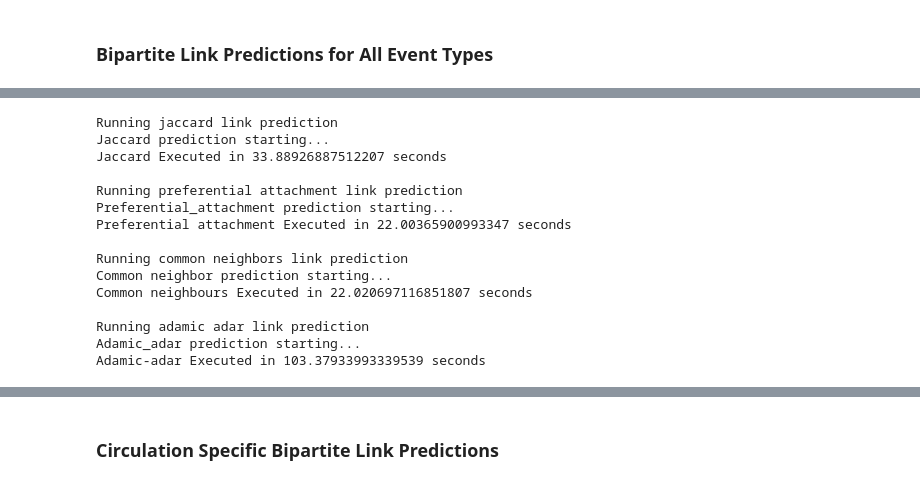
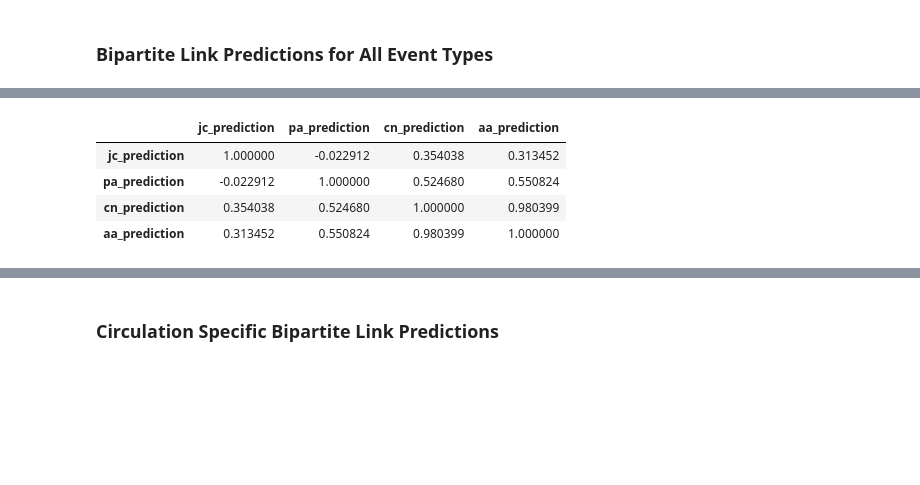
Before and after one commit to ZoeLeBlanc/unknown_borrowers, a Jupyter notebook: network_analysis/BipartiteLinkPrediction.ipynb, the cells around one changed output, grey strips where cells are left out. Drawn from its saved outputs; the diff is of its cells as text; code cells hidden in the pictures; blank space fills up the shorter version.

```diff
--- a/network_analysis/BipartiteLinkPrediction.ipynb
+++ b/network_analysis/BipartiteLinkPrediction.ipynb
@@ -86,23 +79,15 @@ all_borrows_bipartite_graph.remove_nodes_from(remove)
 # %%
 ## Run to get full bipartite link predictions from entire graph
-all_preds = get_bipartite_link_predictions(all_borrows_bipartite_graph)
+# all_preds = get_bipartite_link_predictions(all_borrows_bipartite_graph)
-# %% [output]
-Running jaccard link prediction
-Jaccard prediction starting...
-Jaccard Executed in 33.88926887512207 seconds
-
-Running preferential attachment link prediction
-Preferential_attachment prediction starting...
-Preferential attachment Executed in 22.00365900993347 seconds
-
-Running common neighbors link prediction
-Common neighbor prediction starting...
-Common neighbours Executed in 22.020697116851807 seconds
-
-Running adamic adar link prediction
-Adamic_adar prediction starting...
-Adamic-adar Executed in 103.37933993339539 seconds
+# %%
+all_preds = pd.read_csv('./data/all_preds.csv')
 # %%
 metrics = ['jc_prediction', 'pa_prediction',
            'cn_prediction', 'aa_prediction']
-# all_preds[metrics].corr()
+all_preds[metrics].corr()
+# %% [output]
+|  | jc_prediction | pa_prediction | cn_prediction | aa_prediction |
+| jc_prediction | 1.000000 | -0.022912 | 0.354038 | 0.313452 |
+| pa_prediction | -0.022912 | 1.000000 | 0.524680 | 0.550824 |
+| cn_prediction | 0.354038 | 0.524680 | 1.000000 | 0.980399 |
+| aa_prediction | 0.313452 | 0.550824 | 0.980399 | 1.000000 |
```
Also changed, not shown: parts of 24 cells of this notebook, 4 other files.
